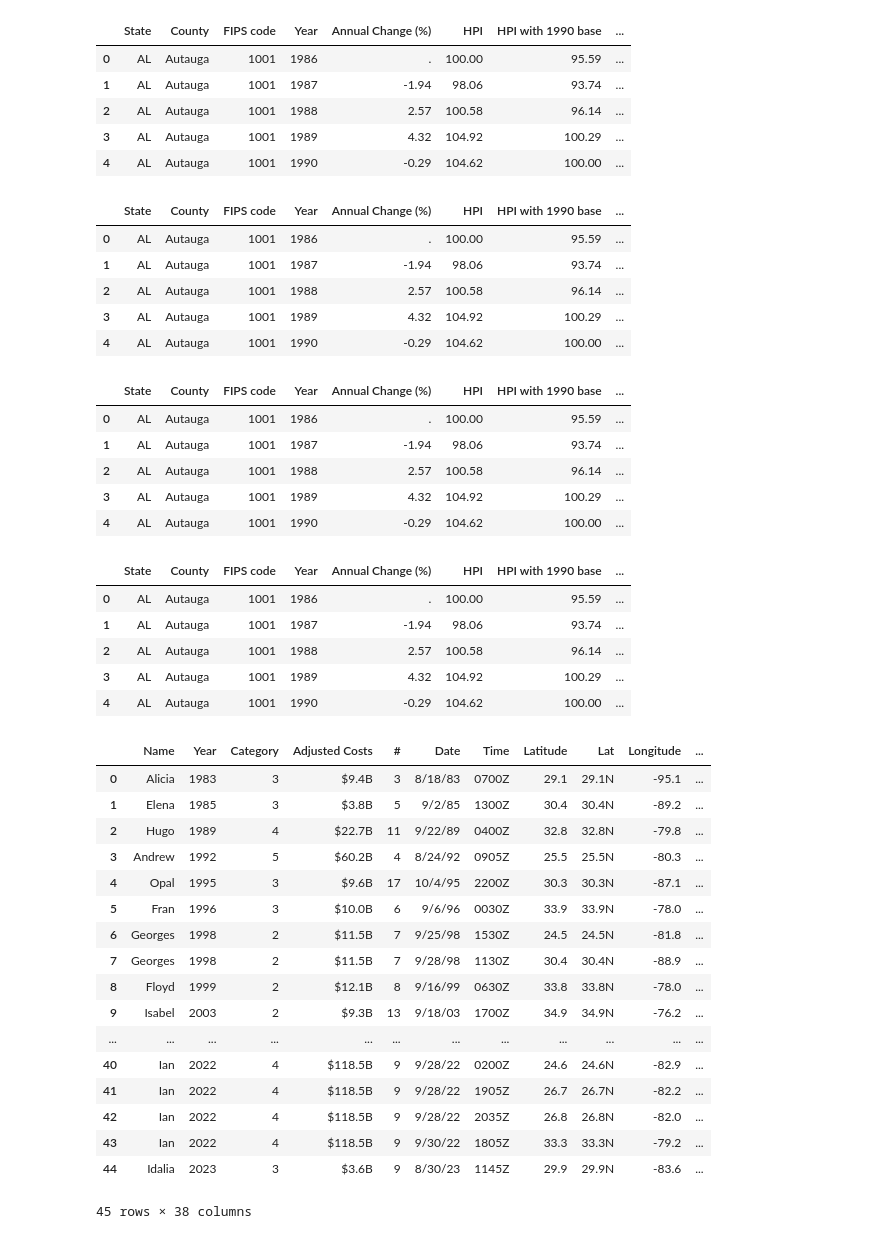
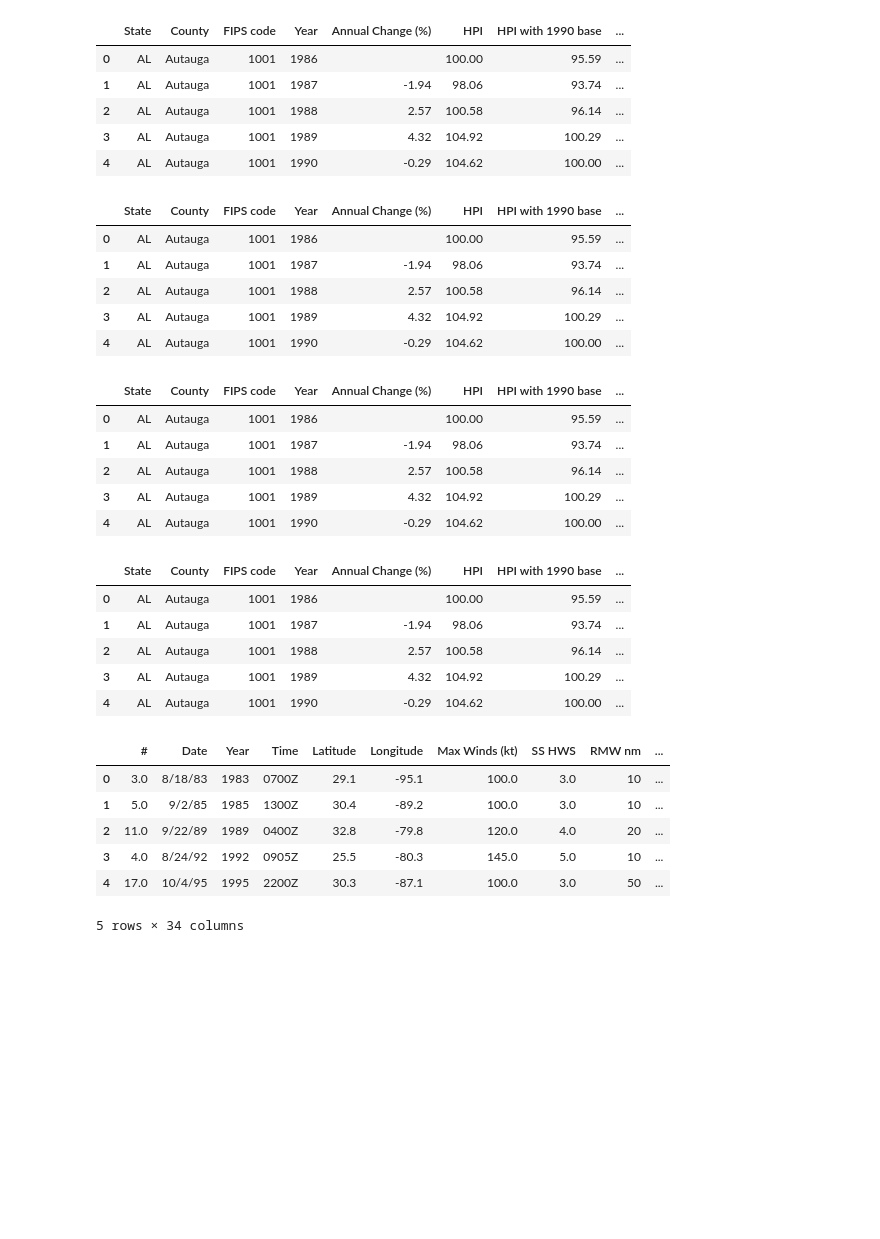
Before and after one commit to chrisadamsv/Dream-Team-Project1, a Jupyter notebook: Project_Data/Group 4 Project 1 MAIN.ipynb, the cells around one changed output. Saved outputs shown, nothing was run; the diff lists cells and outputs as text; code cells hidden in the pictures; blank space fills up the shorter version.

```diff
--- a/Project_Data/Group 4 Project 1 MAIN.ipynb
+++ b/Project_Data/Group 4 Project 1 MAIN.ipynb
@@ -61,0 +101,4 @@ landfall_df.head()
+# %%
+#Drop rows with empty values
+hurricanes_df.dropna(axis=0, how='any', inplace=True)
+hurricanes_df.head()
@@ -137,11 +138,11 @@ cities= []
 lat_lngs2= []
 
 #Convert Lat and Long to a float
-landfall_df['Longitude'] = landfall_df['Longitude'].astype(float)
-landfall_df['Latitude'] = landfall_df['Latitude'].astype(float)
+hurricanes_df['Longitude'] = hurricanes_df['Longitude'].astype(float)
+hurricanes_df['Latitude'] = hurricanes_df['Latitude'].astype(float)
 
 #Add lattitude and longitude values to list
-lat_lngs2 = landfall_df[['Latitude','Longitude']].values.tolist()
+lat_lngs2 = hurricanes_df[['Latitude','Longitude']].values.tolist()
 
 #Loop through lat_lng list to pull cities names with citipy
 for lat_lng2 in lat_lngs2:
@@ -149,6 +150,6 @@ for lat_lng2 in lat_lngs2:
     cities.append(city)
 
 #Add city names to dataframe
-landfall_df['City'] =cities
-landfall_df.head()
+hurricanes_df['City'] =cities
+hurricanes_df.head()
 # %% [output]
@@ -161,6 +162,6 @@ landfall_df.head()
 # %%
-#Remove "County" from county column
-landfall_df['County'] = landfall_df['County'].str.replace(' County','')
-landfall_df['County'] = landfall_df['County'].str.replace(' Parish','')
-landfall_df.head()
+#Remove "County" amd "Parish" from county column
+hurricanes_df['County'] = hurricanes_df['County'].str.replace(' County','')
+hurricanes_df['County'] = hurricanes_df['County'].str.replace(' Parish','')
+hurricanes_df.head()
 # %% [output]
@@ -198,20 +174,23 @@ merged_df.head()
 # %%
 #Upload HPI csv to dataframe
 hpi_df = pd.read_csv('Resources/hpi_county.csv')
+hpi_df.replace('.', "", inplace=True)
 hpi_df.head()
 # %% [output]
 |  | State | County | FIPS code | Year | Annual Change (%) | HPI | HPI with 1990 base | ... |
-| 0 | AL | Autauga | 1001 | 1986 | . | 100.00 | 95.59 | ... |
+| 0 | AL | Autauga | 1001 | 1986 |  | 100.00 | 95.59 | ... |
 | 1 | AL | Autauga | 1001 | 1987 | -1.94 | 98.06 | 93.74 | ... |
 | 2 | AL | Autauga | 1001 | 1988 | 2.57 | 100.58 | 96.14 | ... |
 | 3 | AL | Autauga | 1001 | 1989 | 4.32 | 104.92 | 100.29 | ... |
 | 4 | AL | Autauga | 1001 | 1990 | -0.29 | 104.62 | 100.00 | ... |
 # %%
+#Create lists to store the year values of the years around a hurricane strike
 previous_year = []
 year_1 = []
 year_2 = []
 year_3 = []
 
+#Loop through the hpi data and pull the previous year value
 for index in hpi_df.index:
     try:
         value = hpi_df.at[index-1, 'Year']
@@ -219,6 +198,7 @@ for index in hpi_df.index:
     except:
         previous_year.append('')
 
+#Loop through the hpi data and pull the next year value
 for index in hpi_df.index:
     try:
         value = hpi_df.at[index+1, 'Year']
@@ -226,6 +206,7 @@ for index in hpi_df.index:
     except:
         year_1.append('')
 
+#Loop through the hpi data and pull two year values ahead
 for index in hpi_df.index:
     try:
         value = hpi_df.at[index+2, 'Year']
@@ -233,6 +214,7 @@ for index in hpi_df.index:
     except:
         year_2.append('')
 
+#Loop through the hpi data and pull three year values ahead
 for index in hpi_df.index:
     try:
         value = hpi_df.at[index+3, 'Year']
@@ -240,6 +222,7 @@ for index in hpi_df.index:
     except:
         year_3.append('')
 
+#Create new columns and place the values on the data frame
 hpi_df['Year -1'] = previous_year
 hpi_df['Year +1'] = year_1
 hpi_df['Year +2'] = year_2
@@ -247,17 +230,19 @@ hpi_df['Year +3'] = year_3
 hpi_df.head()
 # %% [output]
 |  | State | County | FIPS code | Year | Annual Change (%) | HPI | HPI with 1990 base | ... |
-| 0 | AL | Autauga | 1001 | 1986 | . | 100.00 | 95.59 | ... |
+| 0 | AL | Autauga | 1001 | 1986 |  | 100.00 | 95.59 | ... |
 | 1 | AL | Autauga | 1001 | 1987 | -1.94 | 98.06 | 93.74 | ... |
 | 2 | AL | Autauga | 1001 | 1988 | 2.57 | 100.58 | 96.14 | ... |
 | 3 | AL | Autauga | 1001 | 1989 | 4.32 | 104.92 | 100.29 | ... |
 | 4 | AL | Autauga | 1001 | 1990 | -0.29 | 104.62 | 100.00 | ... |
 # %%
+#Create lists to store the Annual change values of the years around a hurricane strike
 prev_ac = []
 year_1_ac = []
 year_2_ac = []
 year_3_ac = []
 
+#Loop through the hpi data and pull the previous ac value
 for index in hpi_df.index:
     try:
         value = hpi_df.at[index-1, 'Annual Change (%)']
@@ -265,6 +250,7 @@ for index in hpi_df.index:
     except:
         prev_ac.append('')
 
+#Loop through the hpi data and pull the next ac value
 for index in hpi_df.index:
     try:
         value = hpi_df.at[index+1, 'Annual Change (%)']
@@ -272,6 +258,7 @@ for index in hpi_df.index:
     except:
         year_1_ac.append('')
 
+#Loop through the hpi data and pull two ac values ahead
 for index in hpi_df.index:
     try:
         value = hpi_df.at[index+2, 'Annual Change (%)']
@@ -279,6 +266,7 @@ for index in hpi_df.index:
     except:
         year_2_ac.append('')
 
+#Loop through the hpi data and pull three ac values ahead
 for index in hpi_df.index:
     try:
         value = hpi_df.at[index+3, 'Annual Change (%)']
@@ -286,6 +274,7 @@ for index in hpi_df.index:
     except:
         year_3_ac.append('')
 
+#Create new columns and place the values on the data frame
 hpi_df['Annual Change (%) -1'] = prev_ac
 hpi_df['Annual Change (%) +1'] = year_1_ac
 hpi_df['Annual Change (%) +2'] = year_2_ac
@@ -293,17 +282,19 @@ hpi_df['Annual Change (%) +3'] = year_3_ac
 hpi_df.head()
 # %% [output]
 |  | State | County | FIPS code | Year | Annual Change (%) | HPI | HPI with 1990 base | ... |
-| 0 | AL | Autauga | 1001 | 1986 | . | 100.00 | 95.59 | ... |
+| 0 | AL | Autauga | 1001 | 1986 |  | 100.00 | 95.59 | ... |
 | 1 | AL | Autauga | 1001 | 1987 | -1.94 | 98.06 | 93.74 | ... |
 | 2 | AL | Autauga | 1001 | 1988 | 2.57 | 100.58 | 96.14 | ... |
 | 3 | AL | Autauga | 1001 | 1989 | 4.32 | 104.92 | 100.29 | ... |
 | 4 | AL | Autauga | 1001 | 1990 | -0.29 | 104.62 | 100.00 | ... |
 # %%
+#Create lists to store the HPI values of the years around a hurricane strike
 prev_hpi = []
 year_1_hpi = []
 year_2_hpi = []
 year_3_hpi = []
 
+#Loop through the hpi data and pull the previous HPI value
 for index in hpi_df.index:
     try:
         value = hpi_df.at[index-1, 'HPI']
@@ -311,6 +302,7 @@ for index in hpi_df.index:
     except:
         prev_hpi.append('')
 
+#Loop through the hpi data and pull the next HPI value
 for index in hpi_df.index:
     try:
         value = hpi_df.at[index+1, 'HPI']
@@ -318,6 +310,7 @@ for index in hpi_df.index:
     except:
         year_1_hpi.append('')
 
+#Loop through the hpi data and pull two HPI value ahead
 for index in hpi_df.index:
     try:
         value = hpi_df.at[index+2, 'HPI']
@@ -325,6 +318,7 @@ for index in hpi_df.index:
     except:
         year_2_hpi.append('')
 
+#Loop through the hpi data and pull three HPI value ahead
 for index in hpi_df.index:
     try:
         value = hpi_df.at[index+3, 'HPI']
@@ -332,6 +326,7 @@ for index in hpi_df.index:
     except:
         year_3_hpi.append('')
 
+#Create new columns and place the values on the data frame
 hpi_df['HPI -1'] = prev_hpi
 hpi_df['HPI +1'] = year_1_hpi
 hpi_df['HPI +2'] = year_2_hpi
@@ -339,33 +334,22 @@ hpi_df['HPI +3'] = year_3_hpi
 hpi_df.head()
 # %% [output]
 |  | State | County | FIPS code | Year | Annual Change (%) | HPI | HPI with 1990 base | ... |
-| 0 | AL | Autauga | 1001 | 1986 | . | 100.00 | 95.59 | ... |
+| 0 | AL | Autauga | 1001 | 1986 |  | 100.00 | 95.59 | ... |
 | 1 | AL | Autauga | 1001 | 1987 | -1.94 | 98.06 | 93.74 | ... |
 | 2 | AL | Autauga | 1001 | 1988 | 2.57 | 100.58 | 96.14 | ... |
 | 3 | AL | Autauga | 1001 | 1989 | 4.32 | 104.92 | 100.29 | ... |
 | 4 | AL | Autauga | 1001 | 1990 | -0.29 | 104.62 | 100.00 | ... |
 # %%
 #Merge HPI data with hurricane data
-complete_df = pd.merge(merged_df,hpi_df,on=['Year','County','State'])
-complete_df
+hurricane_hpi_df = pd.merge(hurricanes_df,hpi_df,on=['Year','County','State'],how='inner')
+hurricane_hpi_df.head()
 # %% [output]
-|  | Name | Year | Category | Adjusted Costs | # | Date | Time | Latitude | Lat | Longitude | ... |
-| 0 | Alicia | 1983 | 3 | $9.4B | 3 | 8/18/83 | 0700Z | 29.1 | 29.1N | -95.1 | ... |
-| 1 | Elena | 1985 | 3 | $3.8B | 5 | 9/2/85 | 1300Z | 30.4 | 30.4N | -89.2 | ... |
-| 2 | Hugo | 1989 | 4 | $22.7B | 11 | 9/22/89 | 0400Z | 32.8 | 32.8N | -79.8 | ... |
-| 3 | Andrew | 1992 | 5 | $60.2B | 4 | 8/24/92 | 0905Z | 25.5 | 25.5N | -80.3 | ... |
-| 4 | Opal | 1995 | 3 | $9.6B | 17 | 10/4/95 | 2200Z | 30.3 | 30.3N | -87.1 | ... |
-| 5 | Fran | 1996 | 3 | $10.0B | 6 | 9/6/96 | 0030Z | 33.9 | 33.9N | -78.0 | ... |
-| 6 | Georges | 1998 | 2 | $11.5B | 7 | 9/25/98 | 1530Z | 24.5 | 24.5N | -81.8 | ... |
-| 7 | Georges | 1998 | 2 | $11.5B | 7 | 9/28/98 | 1130Z | 30.4 | 30.4N | -88.9 | ... |
-| 8 | Floyd | 1999 | 2 | $12.1B | 8 | 9/16/99 | 0630Z | 33.8 | 33.8N | -78.0 | ... |
-| 9 | Isabel | 2003 | 2 | $9.3B | 13 | 9/18/03 | 1700Z | 34.9 | 34.9N | -76.2 | ... |
-| ... | ... | ... | ... | ... | ... | ... | ... | ... | ... | ... | ... |
-| 40 | Ian | 2022 | 4 | $118.5B | 9 | 9/28/22 | 0200Z | 24.6 | 24.6N | -82.9 | ... |
-| 41 | Ian | 2022 | 4 | $118.5B | 9 | 9/28/22 | 1905Z | 26.7 | 26.7N | -82.2 | ... |
-| 42 | Ian | 2022 | 4 | $118.5B | 9 | 9/28/22 | 2035Z | 26.8 | 26.8N | -82.0 | ... |
-| 43 | Ian | 2022 | 4 | $118.5B | 9 | 9/30/22 | 1805Z | 33.3 | 33.3N | -79.2 | ... |
-| 44 | Idalia | 2023 | 3 | $3.6B | 9 | 8/30/23 | 1145Z | 29.9 | 29.9N | -83.6 | ... |
+|  | # | Date | Year | Time | Latitude | Longitude | Max Winds (kt) | SS HWS | RMW nm | ... |
+| 0 | 3.0 | 8/18/83 | 1983 | 0700Z | 29.1 | -95.1 | 100.0 | 3.0 | 10 | ... |
+| 1 | 5.0 | 9/2/85 | 1985 | 1300Z | 30.4 | -89.2 | 100.0 | 3.0 | 10 | ... |
+| 2 | 11.0 | 9/22/89 | 1989 | 0400Z | 32.8 | -79.8 | 120.0 | 4.0 | 20 | ... |
+| 3 | 4.0 | 8/24/92 | 1992 | 0905Z | 25.5 | -80.3 | 145.0 | 5.0 | 10 | ... |
+| 4 | 17.0 | 10/4/95 | 1995 | 2200Z | 30.3 | -87.1 | 100.0 | 3.0 | 50 | ... |
-45 rows × 38 columns
+5 rows × 34 columns
 # %%
 #Make a new dataframe with only relevant columns
```
Also changed, not shown: parts of 17 cells of this notebook, 10 other files.
